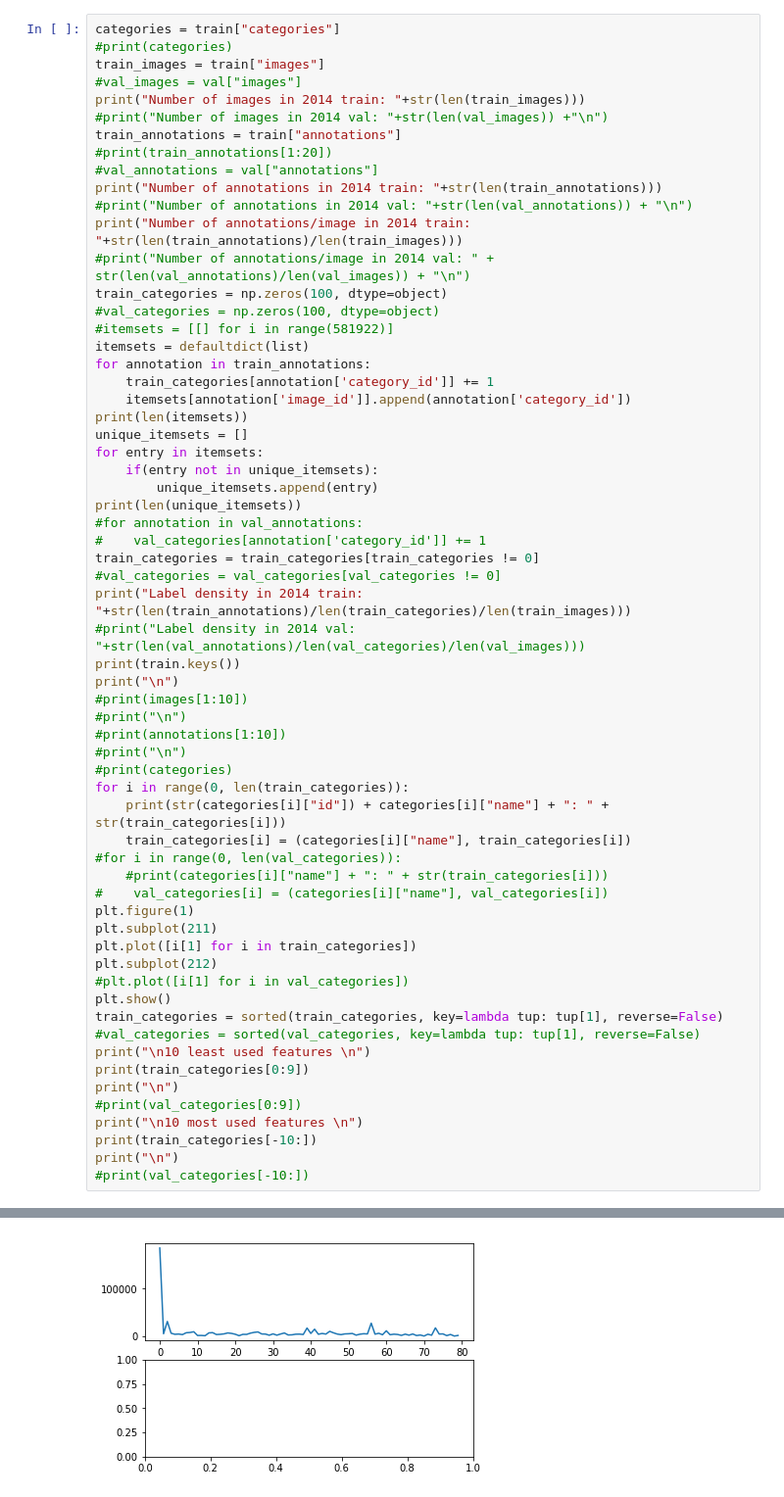
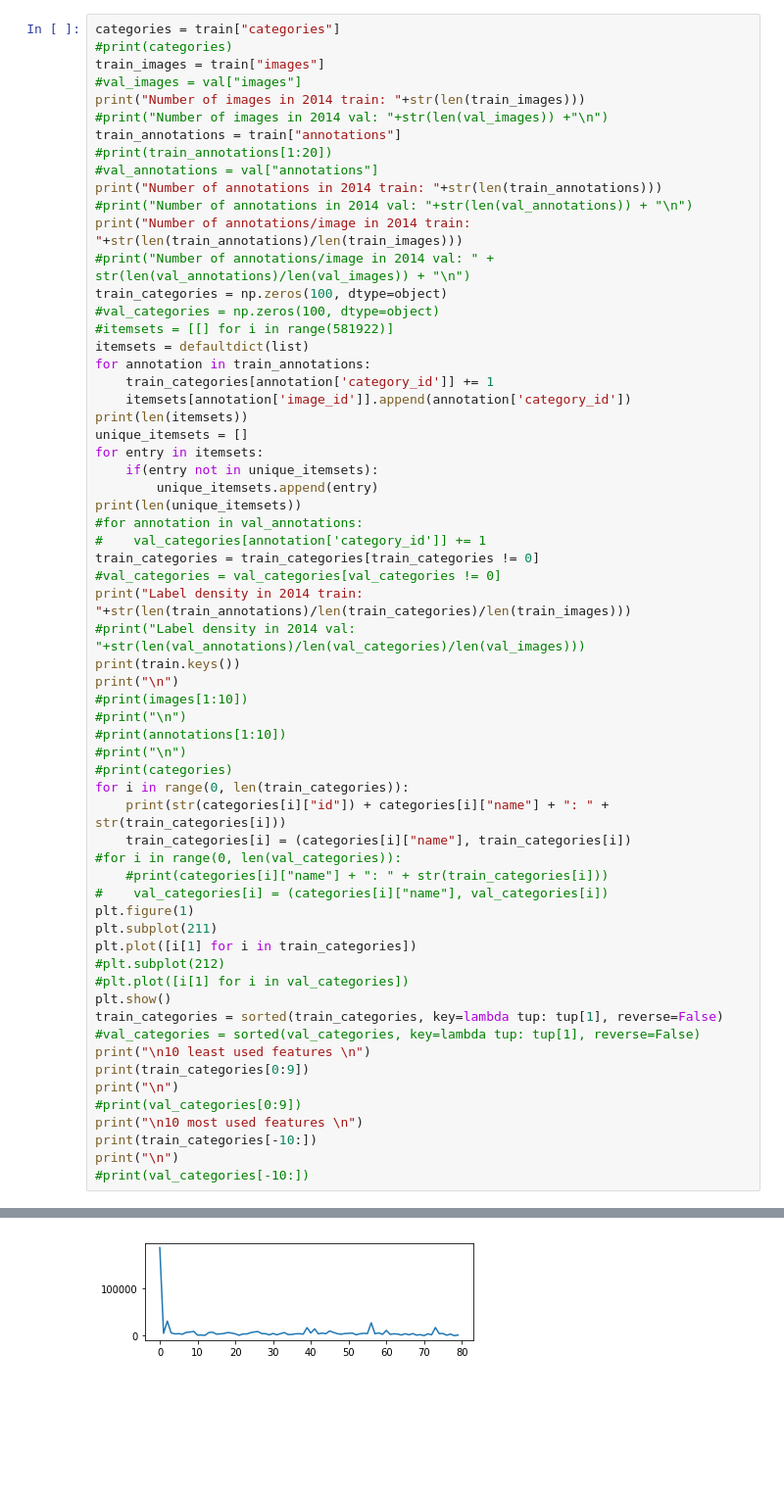
Before and after one commit to Anilith/Avanade, a Jupyter notebook: Thesis.ipynb, the cells around one changed output, grey strips where cells are left out. Shown at 98% size. Drawn from its saved outputs; the diff is of its cells as text; blank space fills up the shorter version.

```diff
--- a/Thesis.ipynb
+++ b/Thesis.ipynb
@@ -75,38 +222,38 @@ for i in range(0, len(train_categories)):
 plt.figure(1)
 plt.subplot(211)
 plt.plot([i[1] for i in train_categories])
-plt.subplot(212)
+#plt.subplot(212)
 #plt.plot([i[1] for i in val_categories])
 plt.show()
 train_categories = sorted(train_categories, key=lambda tup: tup[1], reverse=False)
 #val_categories = sorted(val_categories, key=lambda tup: tup[1], reverse=False)
 print("\n10 least used features \n")
 print(train_categories[0:9])
 print("\n")
 #print(val_categories[0:9])
 print("\n10 most used features \n")
 print(train_categories[-10:])
 print("\n")
 #print(val_categories[-10:])
 # %% [output]
 Number of images in 2014 train: 82783
 Number of annotations in 2014 train: 604907
 Number of annotations/image in 2014 train: 7.307140354903785
 82081
 82081
 Label density in 2014 train: 0.0913392544362973
 dict_keys(['info', 'images', 'licenses', 'annotations', 'categories'])
 
 
 1person: 185316
 2bicycle: 4955
 3car: 30785
 ... (73 lines left out)
 87scissors: 1073
 88teddy bear: 3442
 89hair drier: 135
 90toothbrush: 1377
-[figure, old version]
+[figure, new version]
 10 least used features
 
 [('hair drier', 135), ('toaster', 156), ('parking meter', 833), ('bear', 903), ('scissors', 1073), ('microwave', 1189), ('fire hydrant', 1316), ('stop sign', 1372), ('toothbrush', 1377)]
```
Also changed, not shown: parts of 27 cells of this notebook.
